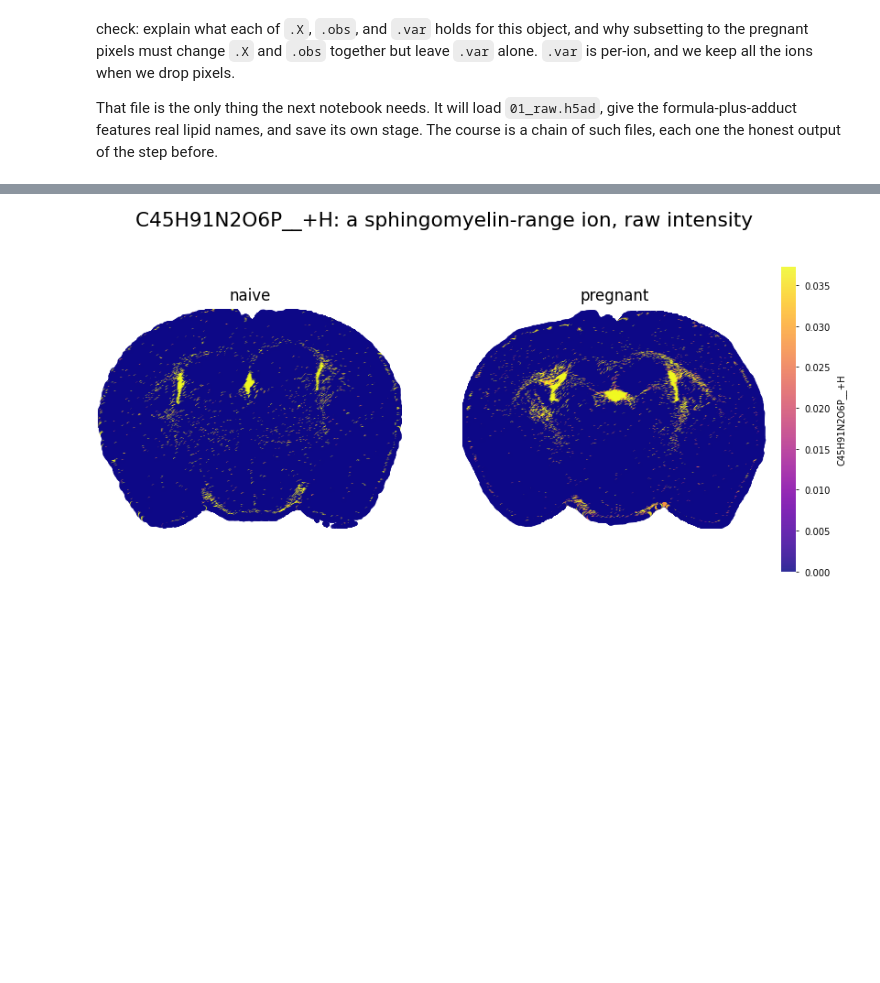
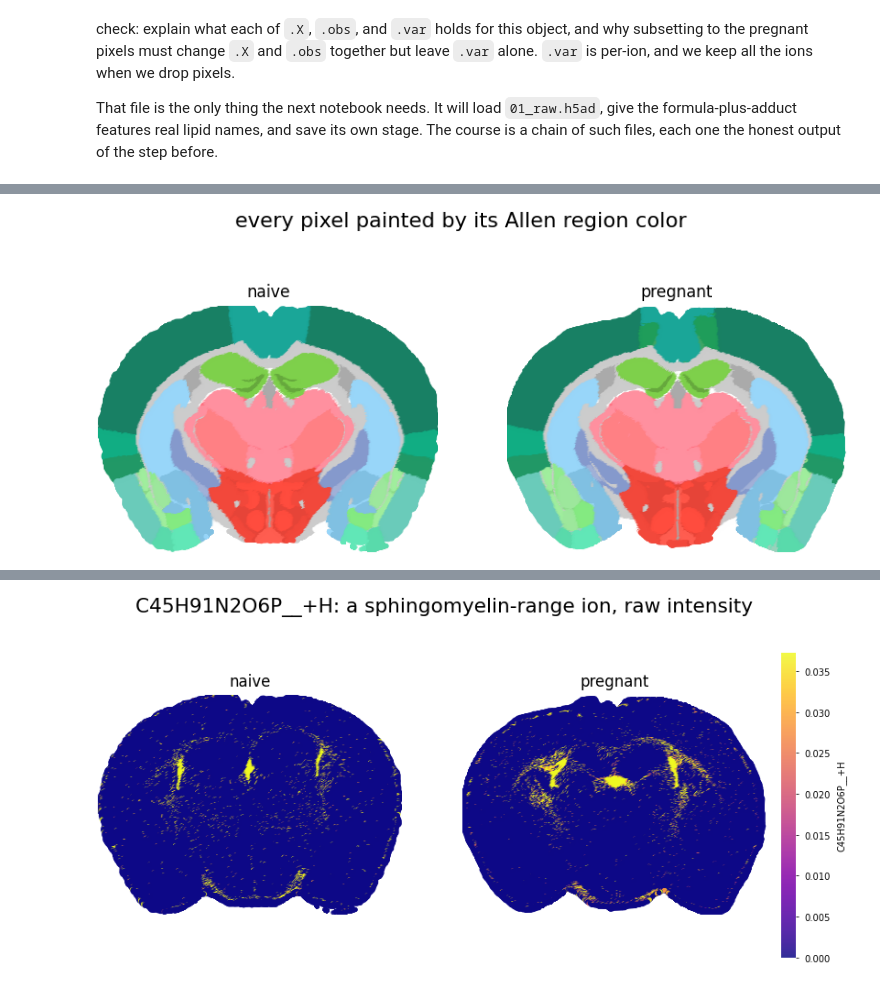
Before and after one commit to lamanno-epfl/lipidomics_tutorial_cajalcourse, a Jupyter notebook: notebooks/level1/01_mass_spectra_and_data_solution.ipynb, the cells around one changed output, grey strips where cells are left out. Cells and saved outputs as stored; diff of their text form; code cells hidden in the pictures; blank space fills up the shorter version.

```diff
--- a/notebooks/level1/01_mass_spectra_and_data_solution.ipynb
+++ b/notebooks/level1/01_mass_spectra_and_data_solution.ipynb
@@ -421,0 +426,6 @@ We start with a sphingomyelin-range ion. Its formula carries two nitrogens, the
+# %%
+plotting.spatial_categorical(raw, color_key="allencolor")
+plt.suptitle("every pixel painted by its Allen region color", y=1.02, fontsize=FS["l"])
+plt.show()
+# %% [output]
+[figure, added]
```
Also changed, not shown: parts of 5 cells of this notebook, 19 other files.
